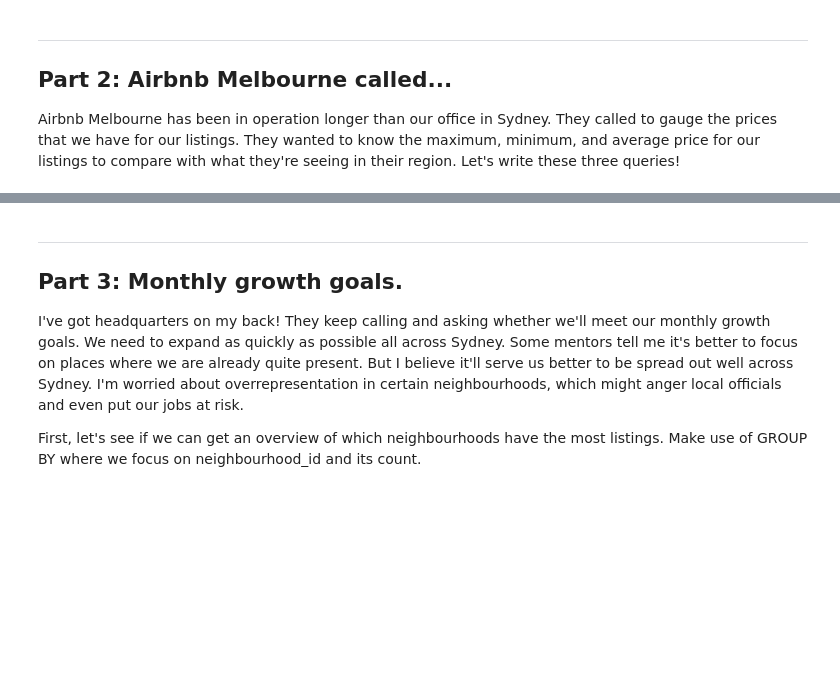
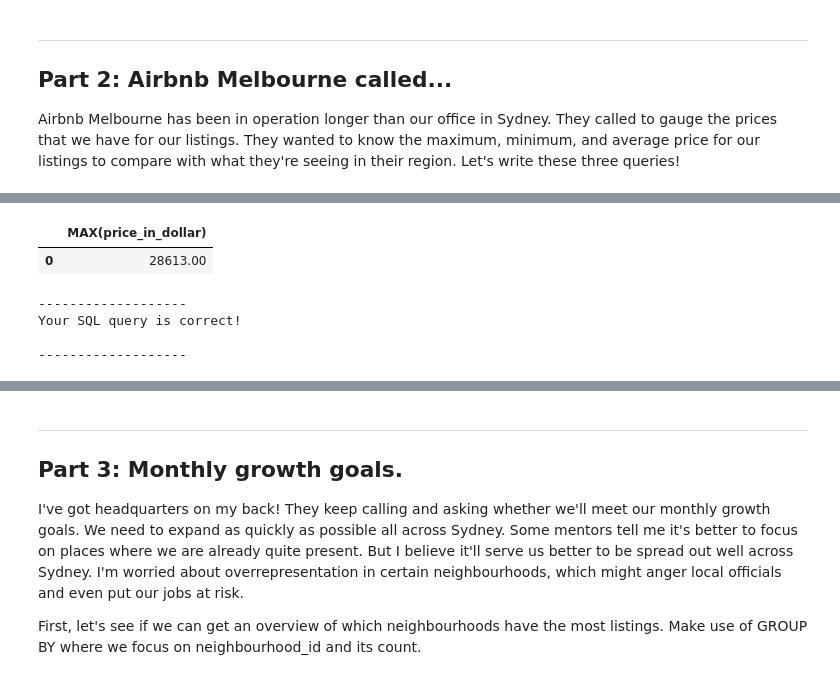
Before and after one commit to DuretiShemsi/SQLQueryProject, a Jupyter notebook: Dureti_Shemsi_Week_2_Project_SQLCC.ipynb, the cells around one changed output, grey strips where cells are left out. Cells and saved outputs as stored; diff of their text form; code cells hidden in the pictures; blank space fills up the shorter version.

```diff
--- a/Dureti_Shemsi_Week_2_Project_SQLCC.ipynb
+++ b/Dureti_Shemsi_Week_2_Project_SQLCC.ipynb
@@ -269,16 +277,24 @@ check(q2_3_1a = query)
 # %%
 ### Question: q2_3_1b
 # Instructions:
 # 1/ Fetch price_in_dollar from the listings table
 # 2/ Get the "Maximum" price across all listings
 
 # TO BE COMPLETED
 query = """
-SELECT ... FROM listings
+SELECT MAX(price_in_dollar)
+FROM listings
 """
 
 run(query)
 check(q2_3_1b = query)
+# %% [output]
+|  | MAX(price_in_dollar) |
+| 0 | 28613.00 |
+-------------------
+Your SQL query is correct!
+
+-------------------
 # %%
 ### Question: q2_3_1c
 # Instructions:
```
Also changed, not shown: parts of 2 cells of this notebook.
